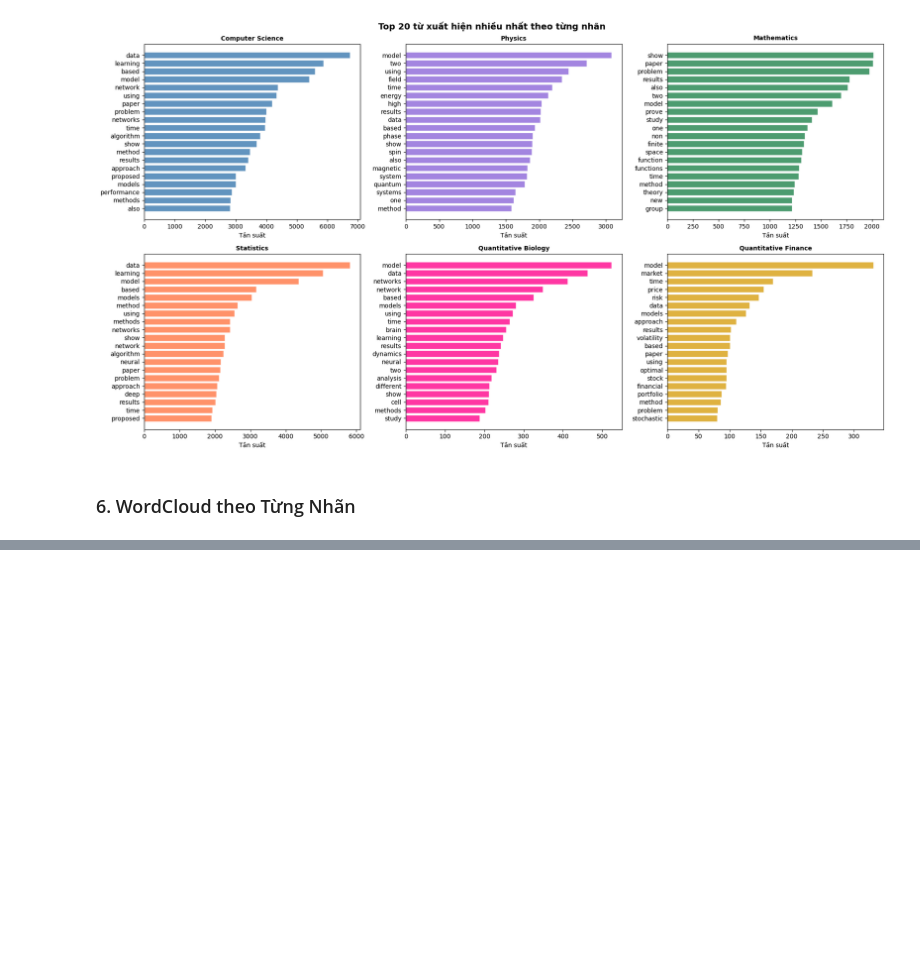
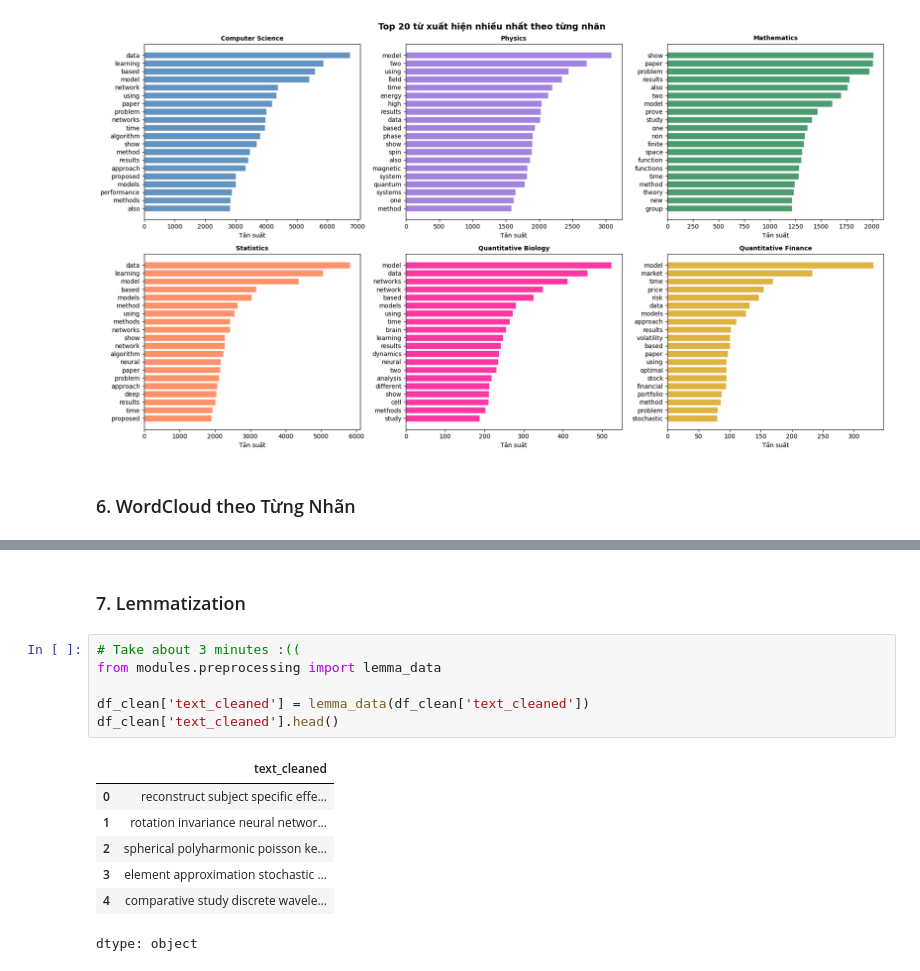
Before and after one commit to phngan05/ML-Assignment, a Jupyter notebook: notebooks/main.ipynb, the cells around one changed output, grey strips where cells are left out. Saved outputs shown, nothing was run; the diff lists cells and outputs as text; blank space fills up the shorter version.

```diff
--- a/notebooks/main.ipynb
+++ b/notebooks/main.ipynb
@@ -576,0 +568,16 @@ plt.show()
+# %% [markdown]
+### 7. Lemmatization
+# %%
+# Take about 3 minutes :((
+from modules.preprocessing import lemma_data
+
+df_clean['text_cleaned'] = lemma_data(df_clean['text_cleaned'])
+df_clean['text_cleaned'].head()
+# %% [output]
+|  | text_cleaned |
+| 0 | reconstruct subject specific effe... |
+| 1 | rotation invariance neural networ... |
+| 2 | spherical polyharmonic poisson ke... |
+| 3 | element approximation stochastic ... |
+| 4 | comparative study discrete wavele... |
+dtype: object
```
Also changed, not shown: parts of 8 cells of this notebook, 3 other files.
